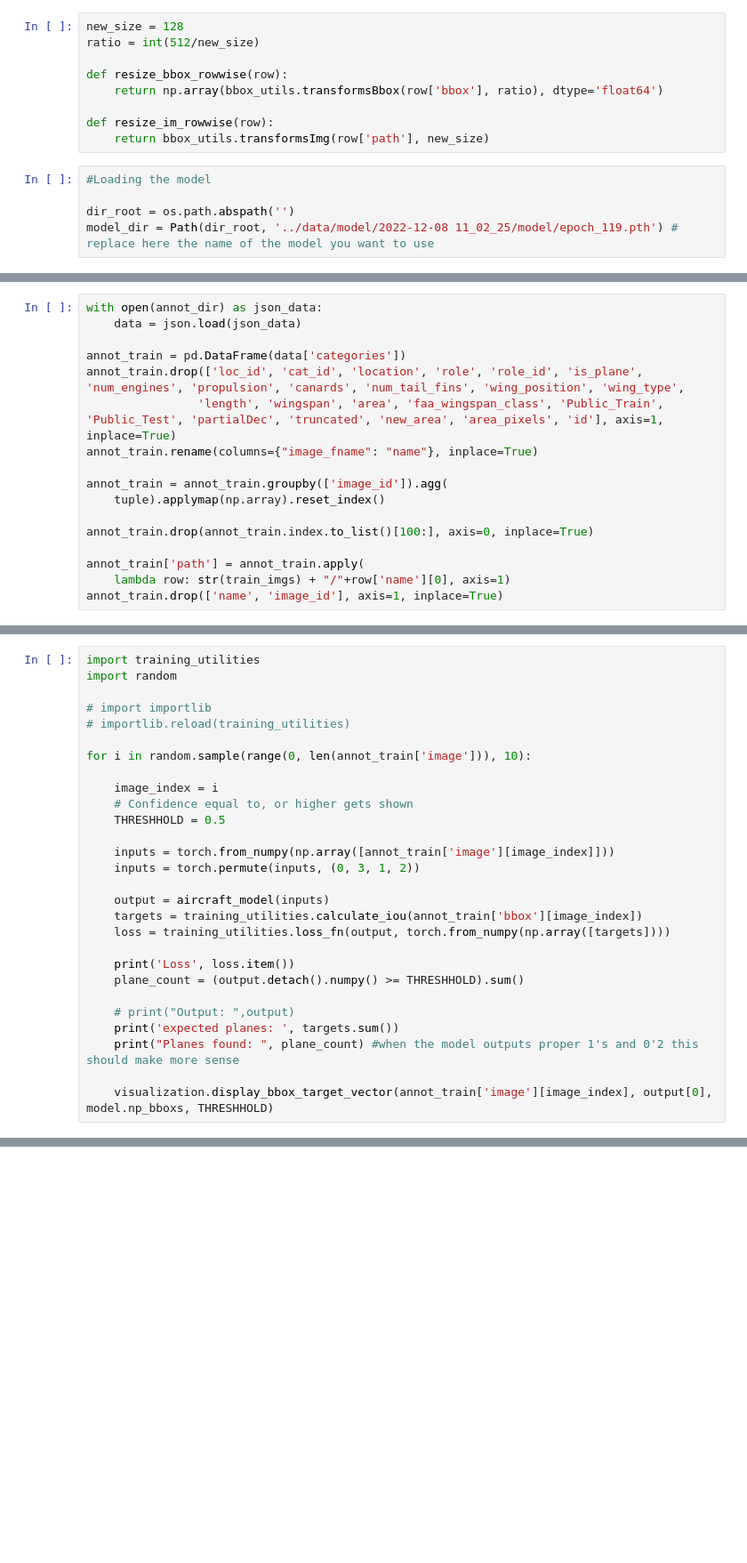
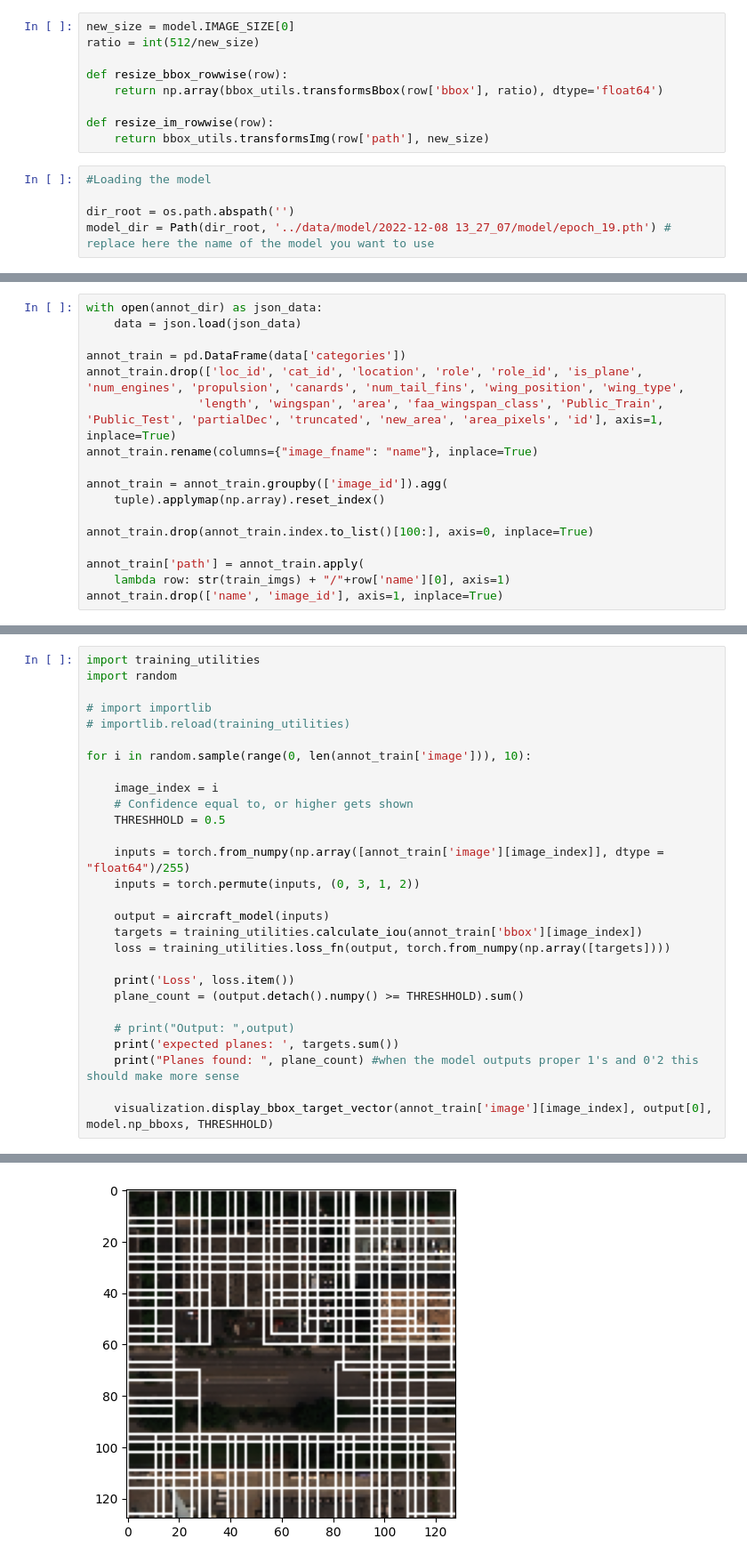
Before and after one commit to arturfabricio/aircraft-detection, a Jupyter notebook: src/inference.ipynb, the cells around one changed output, grey strips where cells are left out. Shown at 89% size. Drawn from its saved outputs; the diff is of its cells as text; blank space fills up the shorter version.

Commit message:
our model v2

```diff
--- a/src/inference.ipynb
+++ b/src/inference.ipynb
@@ -20,5 +22,5 @@ import model
 # %%
-new_size = 128
+new_size = model.IMAGE_SIZE[0]
 ratio = int(512/new_size)
 
 def resize_bbox_rowwise(row):
@@ -30,7 +32,7 @@ def resize_im_rowwise(row):
 #Loading the model
 
 dir_root = os.path.abspath('')
-model_dir = Path(dir_root, '../data/model/2022-12-08 11_02_25/model/epoch_119.pth') # replace here the name of the model you want to use
+model_dir = Path(dir_root, '../data/model/2022-12-08 13_27_07/model/epoch_19.pth') # replace here the name of the model you want to use
 # %%
 train_imgs = Path(dir_root, '../data/train')
 test_imgs = Path(dir_root, '../data/test')
@@ -91,7 +120,7 @@ for i in random.sample(range(0, len(annot_train['image'])), 10):
     # Confidence equal to, or higher gets shown
     THRESHHOLD = 0.5
 
-    inputs = torch.from_numpy(np.array([annot_train['image'][image_index]]))
+    inputs = torch.from_numpy(np.array([annot_train['image'][image_index]], dtype = "float64")/255)
     inputs = torch.permute(inputs, (0, 3, 1, 2))
 
     output = aircraft_model(inputs)
@@ -106,3 +135,4 @@ for i in random.sample(range(0, len(annot_train['image'])), 10):
     print("Planes found: ", plane_count) #when the model outputs proper 1's and 0'2 this should make more sense
 
     visualization.display_bbox_target_vector(annot_train['image'][image_index], output[0], model.np_bboxs, THRESHHOLD)
+# %% [output]
@@ -108,0 +142 @@ for i in random.sample(range(0, len(annot_train['image'])), 10):
+[figure, added]
```
Also changed, not shown: parts of 5 cells of this notebook, 5 other files.
